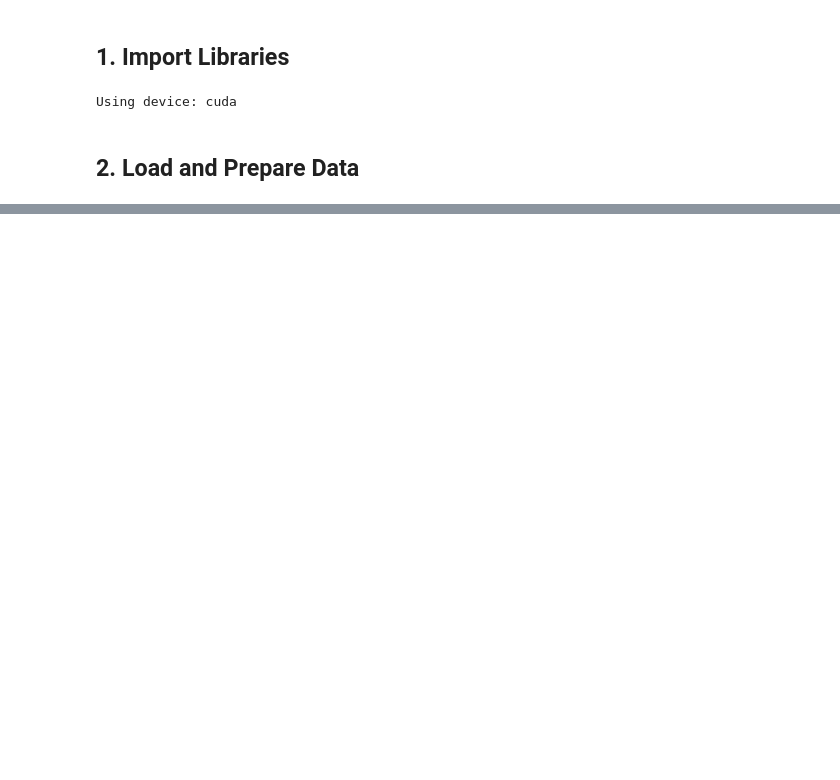
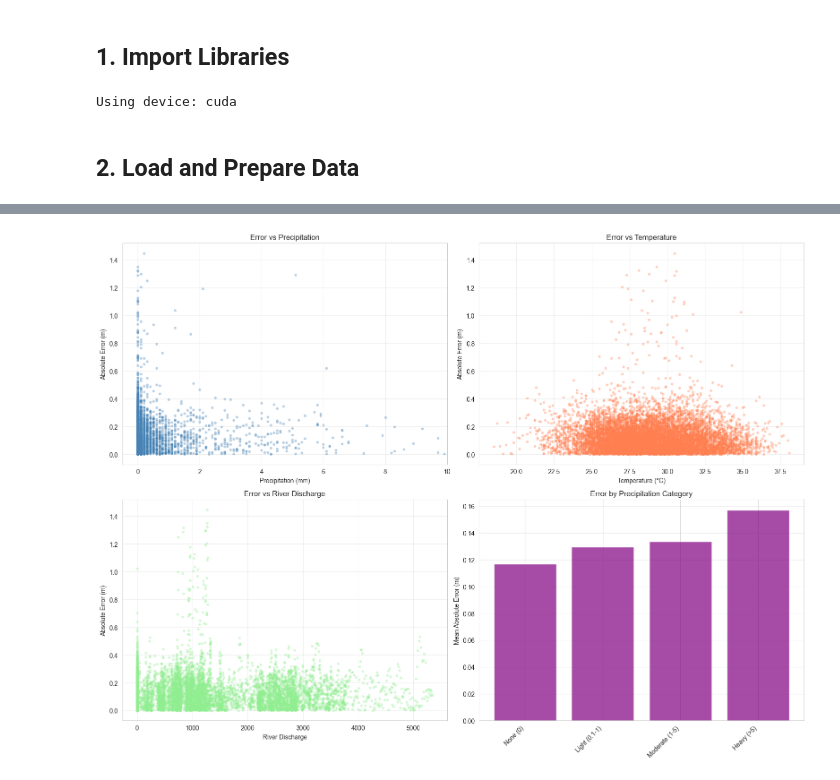
Before and after one commit to dniamsaard4codework/CPDSAI_Project, a Jupyter notebook: modelling.ipynb, the cells around one changed output, grey strips where cells are left out. Drawn from its saved outputs; the diff is of its cells as text; code cells hidden in the pictures; blank space fills up the shorter version.

```diff
--- a/modelling.ipynb
+++ b/modelling.ipynb
@@ -678,0 +1382,78 @@ This notebook successfully implements and compares multiple approaches for 24-ho
+# %%
+# 3. Error by Weather Conditions
+print("\n=== 3. ERROR BY WEATHER CONDITIONS ===")
+
+# Get weather features from test set (aligned)
+if len(X_test) == len(y_test_aligned):
+    weather_features = X_test.iloc[:len(y_test_aligned)].copy()
+else:
+    # For LSTM, need to align
+    start_idx = len(X_test) - len(y_test_aligned)
+    weather_features = X_test.iloc[start_idx:].copy()
+
+# Analyze error correlation with key weather features
+weather_cols = ['precipitation', 'rain', 'temperature_2m', 'river_discharge',
+                'relative_humidity_2m', 'wind_speed_10m']
+
+print("\nError Correlation with Weather Features:")
+for col in weather_cols:
+    if col in weather_features.columns:
+        corr = np.corrcoef(abs_errors, weather_features[col].values)[0, 1]
+        print(f"  {col:25s}: {corr:7.4f}")
+
+# Error by precipitation level
+if 'precipitation' in weather_features.columns:
+    precip_bins = [0, 0.1, 1.0, 5.0, float('inf')]
+    precip_labels = ['None (0)', 'Light (0.1-1)', 'Moderate (1-5)', 'Heavy (>5)']
+    error_df['precip_category'] = pd.cut(weather_features['precipitation'].values,
+                                         bins=precip_bins, labels=precip_labels, include_lowest=True)
+
+    precip_errors = error_df.groupby('precip_category')['abs_error'].agg(['mean', 'std', 'count'])
+    print("\nError by Precipitation Level:")
+    print(precip_errors)
+
+# Visualize
+fig, axes = plt.subplots(2, 2, figsize=(16, 12))
+
+# Error vs Precipitation
+if 'precipitation' in weather_features.columns:
+    axes[0, 0].scatter(weather_features['precipitation'].values, abs_errors,
+                       alpha=0.3, s=10, color='steelblue')
+    axes[0, 0].set_xlabel('Precipitation (mm)')
+    axes[0, 0].set_ylabel('Absolute Error (m)')
+    axes[0, 0].set_title('Error vs Precipitation')
+    axes[0, 0].set_xlim(-0.5, min(10, weather_features['precipitation'].max()))
+    axes[0, 0].grid(True, alpha=0.3)
+
+# Error vs Temperature
+if 'temperature_2m' in weather_features.columns:
+    axes[0, 1].scatter(weather_features['temperature_2m'].values, abs_errors,
+                       alpha=0.3, s=10, color='coral')
+    axes[0, 1].set_xlabel('Temperature (°C)')
+    axes[0, 1].set_ylabel('Absolute Error (m)')
+    axes[0, 1].set_title('Error vs Temperature')
+    axes[0, 1].grid(True, alpha=0.3)
+
+# Error vs River Discharge
+if 'river_discharge' in weather_features.columns:
+    axes[1, 0].scatter(weather_features['river_discharge'].values, abs_errors,
+                       alpha=0.3, s=10, color='lightgreen')
+    axes[1, 0].set_xlabel('River Discharge')
+    axes[1, 0].set_ylabel('Absolute Error (m)')
+    axes[1, 0].set_title('Error vs River Discharge')
+    axes[1, 0].grid(True, alpha=0.3)
+
+# Error by Precipitation Category
+if 'precip_category' in error_df.columns:
+    precip_errors_plot = error_df.groupby('precip_category')['abs_error'].mean()
+    axes[1, 1].bar(range(len(precip_errors_plot)), precip_errors_plot.values,
+                   color='purple', alpha=0.7)
+    axes[1, 1].set_xticks(range(len(precip_errors_plot)))
+    axes[1, 1].set_xticklabels(precip_errors_plot.index, rotation=45, ha='right')
+    axes[1, 1].set_ylabel('Mean Absolute Error (m)')
+    axes[1, 1].set_title('Error by Precipitation Category')
+    axes[1, 1].grid(True, alpha=0.3, axis='y')
+
+plt.tight_layout()
+plt.show()
+# %% [output]
@@ -678,0 +1477 @@ This notebook successfully implements and compares multiple approaches for 24-ho
+[figure, added]
```
Also changed, not shown: parts of 64 cells of this notebook, 6 other files.
